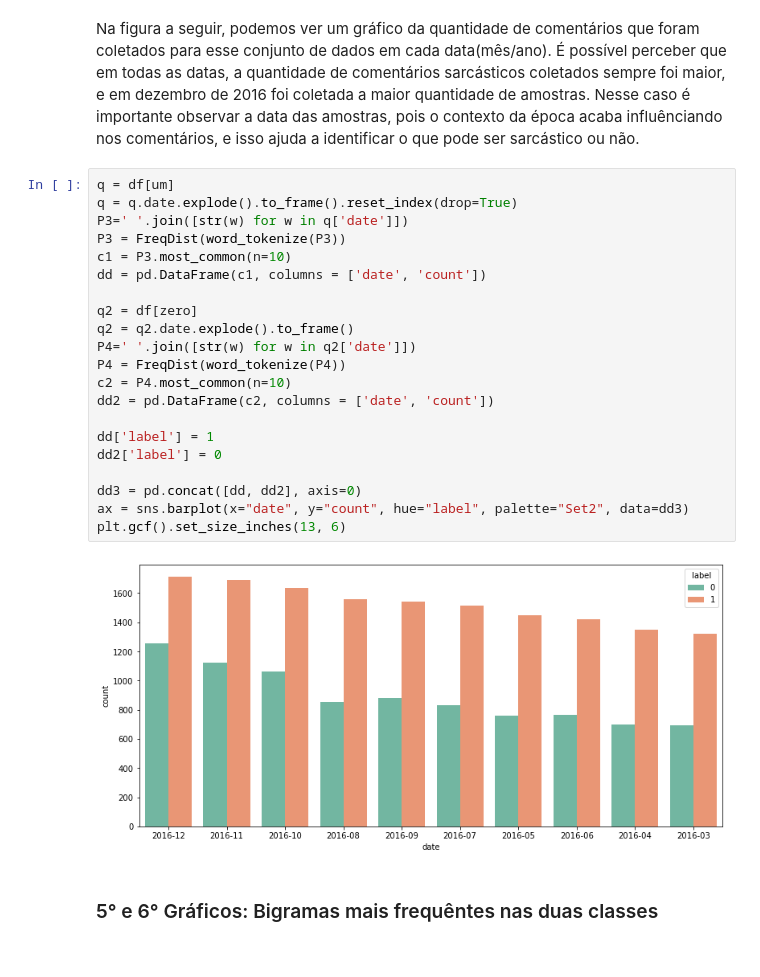
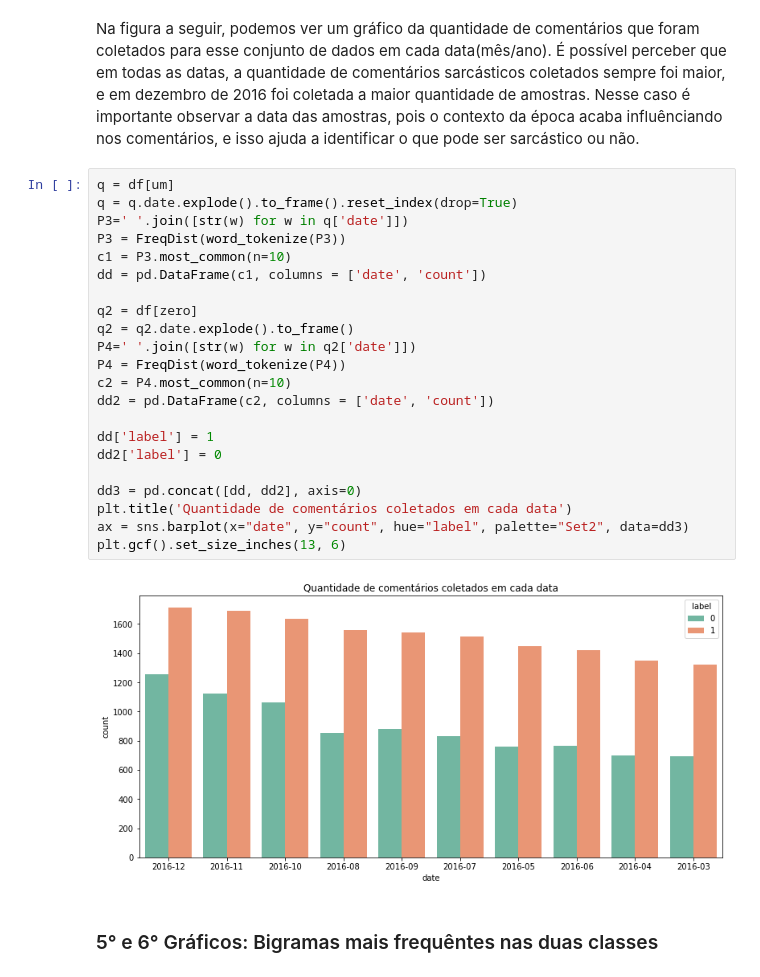
Before and after one commit to juliomaced0/Mentoria_Python_IA, a Jupyter notebook: Trabalho_Final/Trabalho Final.ipynb, the cells around one changed output. Saved outputs shown, nothing was run; the diff lists cells and outputs as text.

```diff
--- a/Trabalho_Final/Trabalho Final.ipynb
+++ b/Trabalho_Final/Trabalho Final.ipynb
@@ -244,26 +246,27 @@ Na figura a seguir, podemos ver um gráfico da quantidade de comentários que fo
 # %%
 q = df[um]
 q = q.date.explode().to_frame().reset_index(drop=True)
 P3=' '.join([str(w) for w in q['date']])
 P3 = FreqDist(word_tokenize(P3))
 c1 = P3.most_common(n=10)
 dd = pd.DataFrame(c1, columns = ['date', 'count'])
 
 q2 = df[zero]
 q2 = q2.date.explode().to_frame()
 P4=' '.join([str(w) for w in q2['date']])
 P4 = FreqDist(word_tokenize(P4))
 c2 = P4.most_common(n=10)
 dd2 = pd.DataFrame(c2, columns = ['date', 'count'])
 
 dd['label'] = 1
 dd2['label'] = 0
 
 dd3 = pd.concat([dd, dd2], axis=0)
+plt.title('Quantidade de comentários coletados em cada data')
 ax = sns.barplot(x="date", y="count", hue="label", palette="Set2", data=dd3)
 plt.gcf().set_size_inches(13, 6)
 # %% [output]
-[figure, old version]
+[figure, new version]
 # %% [markdown]
 ### 5° e 6° Gráficos: Bigramas mais frequêntes nas duas classes
 # %% [markdown]
```
Also changed, not shown: parts of 21 cells of this notebook.
